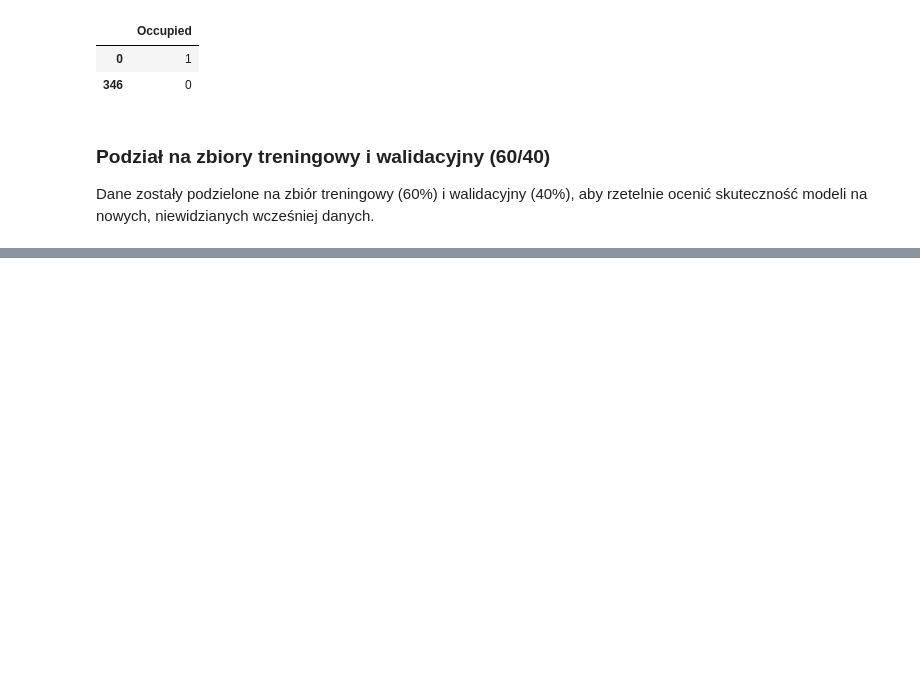
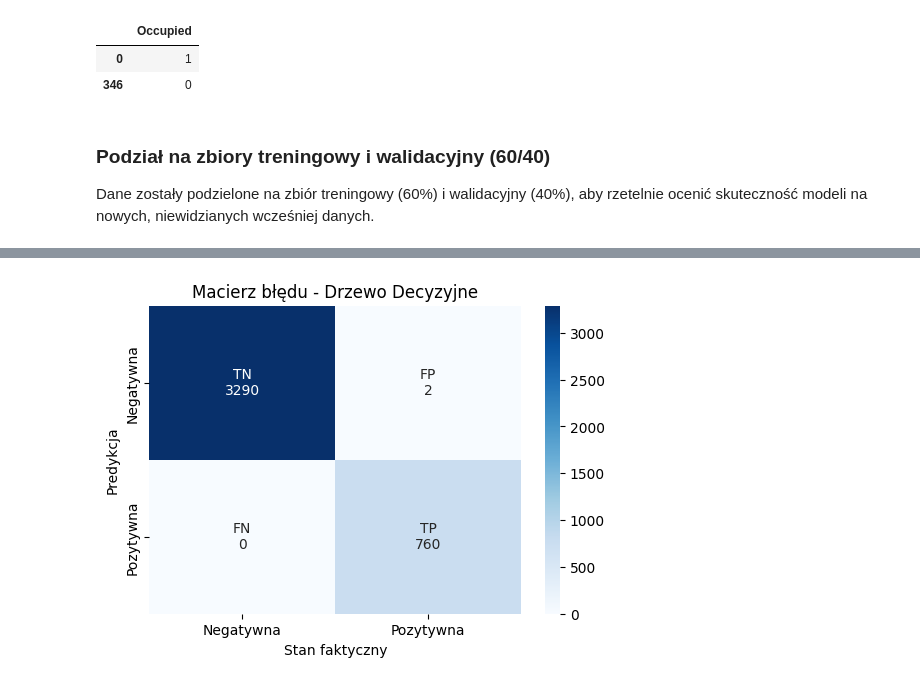
Before and after one commit to Soldier211/systemy-bi, a Jupyter notebook: projekt.ipynb, the cells around one changed output, grey strips where cells are left out. Drawn from its saved outputs; the diff is of its cells as text; code cells hidden in the pictures; blank space fills up the shorter version.

Commit message:
Add decision tree - needs to be fixed

```diff
--- a/projekt.ipynb
+++ b/projekt.ipynb
@@ -204,0 +246,11 @@ X_train, X_val, y_train, y_val = train_test_split(X, y, test_size=0.4, random_st
+# %%
+# Dopasowanie modelu
+clf_dt = DecisionTreeClassifier(random_state=1641, criterion='entropy', splitter='best')
+clf_dt.fit(X_train, y_train)
+
+# Predykcja na zbiorze walidacyjnym
+y_pred_dt = clf_dt.predict(X_val)
+y_pred_dt_prob = clf_dt.predict_proba(X_val)[:, 1]
+
+print(y_pred_dt)
+print(y_pred_dt_prob)
@@ -204,0 +270,25 @@ X_train, X_val, y_train, y_val = train_test_split(X, y, test_size=0.4, random_st
+# %%
+# Macierz pomyłek
+cm_dt = confusion_matrix(y_val, y_pred_dt)
+dt_tn, dt_fp, dt_fn, dt_tp = cm_dt.ravel()
+
+# Dane i etykiety do wizualizacji
+confusion_matrix_data = [
+    [dt_tn, dt_fp],
+    [dt_fn, dt_tp]
+]
+confusion_matrix_labels = [
+    [f"TN\n{dt_tn}", f"FP\n{dt_fp}"],
+    [f"FN\n{dt_fn}", f"TP\n{dt_tp}"]
+]
+
+plt.figure(figsize=(6, 4))
+ax = sns.heatmap(confusion_matrix_data, annot=confusion_matrix_labels, fmt="", cmap="Blues",
+            xticklabels=["Negatywna", "Pozytywna"],
+            yticklabels=["Negatywna", "Pozytywna"])
+plt.title("Macierz błędu - Drzewo Decyzyjne")
+plt.xlabel("Stan faktyczny")
+plt.ylabel("Predykcja")
+plt.show()
+# %% [output]
+[figure, added]
```
Also changed, not shown: parts of 12 cells of this notebook, 1 other file.
